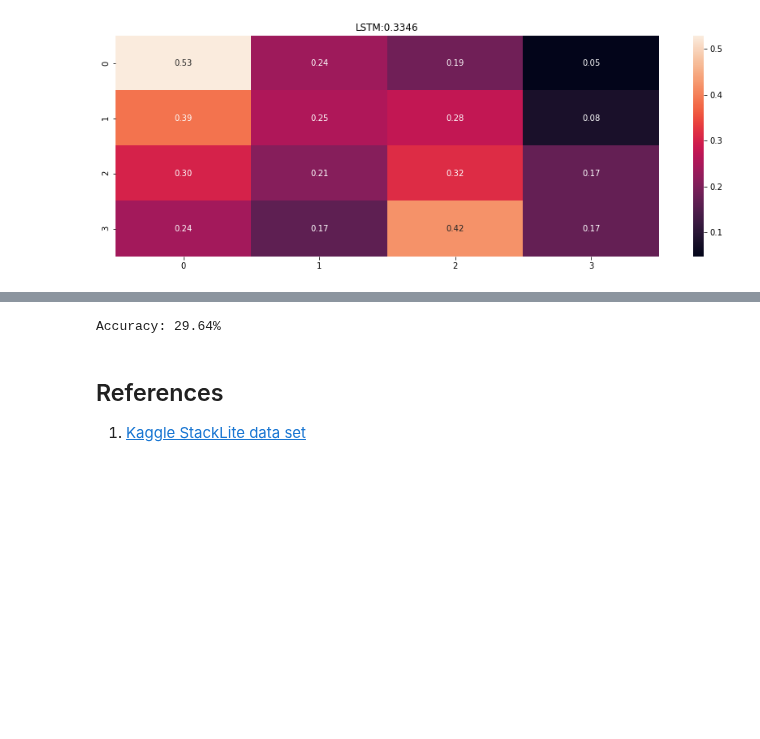
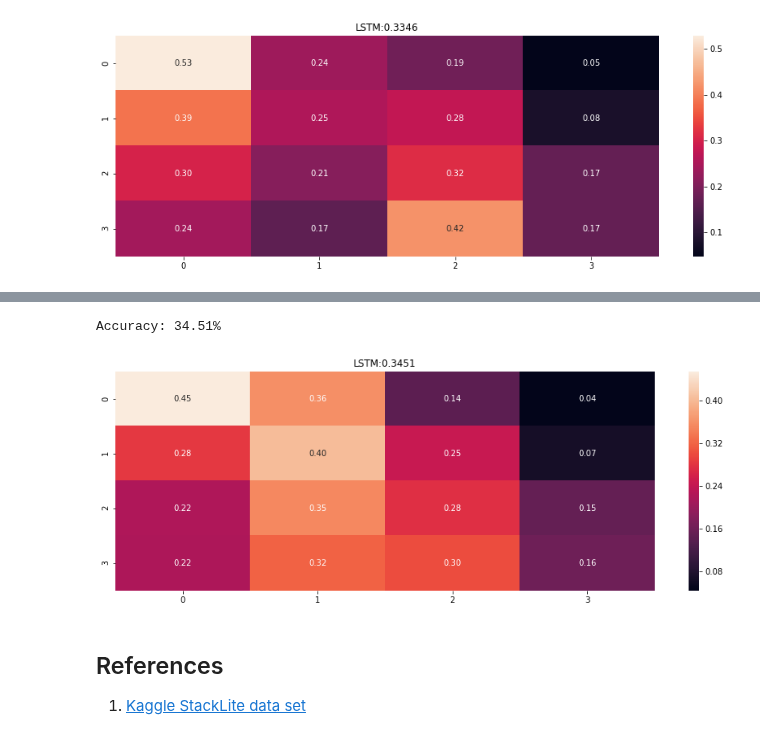
Before and after one commit to jakecarlson1/machine-learning-labs, a Jupyter notebook: Lab8/Lab 8 - Recurrent Neural Networks.ipynb, the cells around one changed output, grey strips where cells are left out. Saved outputs shown, nothing was run; the diff lists cells and outputs as text; code cells hidden in the pictures; blank space fills up the shorter version.

```diff
--- a/Lab8/Lab 8 - Recurrent Neural Networks.ipynb
+++ b/Lab8/Lab 8 - Recurrent Neural Networks.ipynb
@@ -489,13 +489,3 @@ def summarize_net(net, X_test, y_test, title_text=''):
 summarize_net(model_1, X_test_final+[X_crossed_test]+[X_test['HasCode'].values], y_test, title_text='LSTM:')
 # %% [output]
 [figure]
-# %%
-embedding_size = 32
-model = Sequential()
-model.add(Embedding(num_words, embedding_size, input_length=max_body_length))
-model.add(GRU(50, dropout=0.2, recurrent_dropout=0.2))
-model.add(Dense(1, activation='sigmoid'))
-model.compile(loss='binary_crossentropy', optimizer='adam', metrics=['accuracy'])
-print(model.summary())
-
-model.fit(X_train, y_train, validation_data=(X_test, y_test), epochs=1, batch_size=64)
@@ -502,8 +580,12 @@ model.fit(X_train, y_train, validation_data=(X_test, y_test), epochs=1, batch_si
 # %%
-scores = model.evaluate(X_test, y_test, verbose=0)
+scores = model_2.evaluate(X_test_final+[X_crossed_test]+[X_test['HasCode'].values], y_test_ohe, verbose=0)
 print("Accuracy: %.2f%%" % (scores[1]*100))
 # %% [output]
-Accuracy: 29.64%
+Accuracy: 34.51%
+# %%
+summarize_net(model_2, X_test_final+[X_crossed_test]+[X_test['HasCode'].values], y_test, title_text='LSTM:')
+# %% [output]
+[figure, added]
 # %% [markdown]
 ## References
 1. <a href='https://www.kaggle.com/stackoverflow/stacklite'>Kaggle StackLite data set</a>
```
Also changed, not shown: parts of 1 cell of this notebook.
